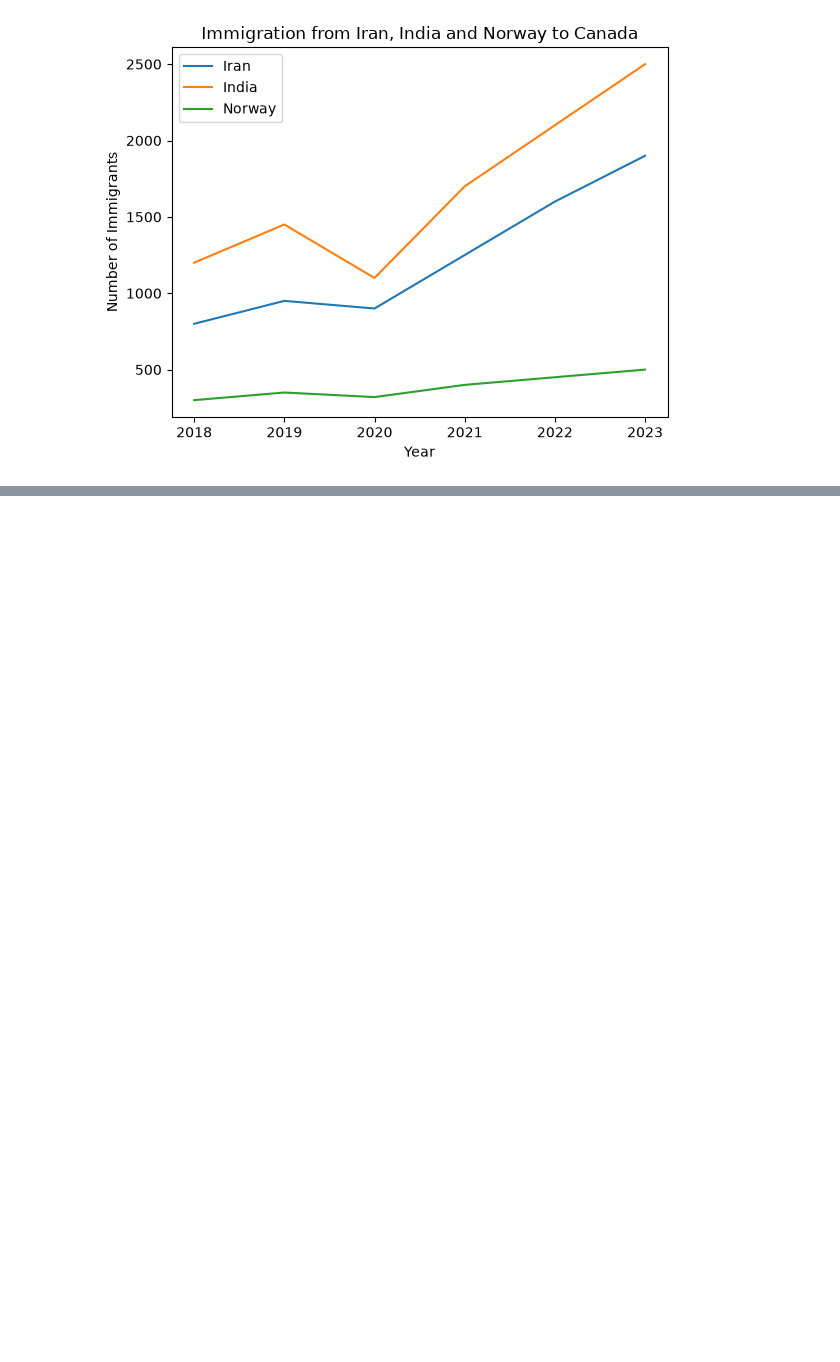
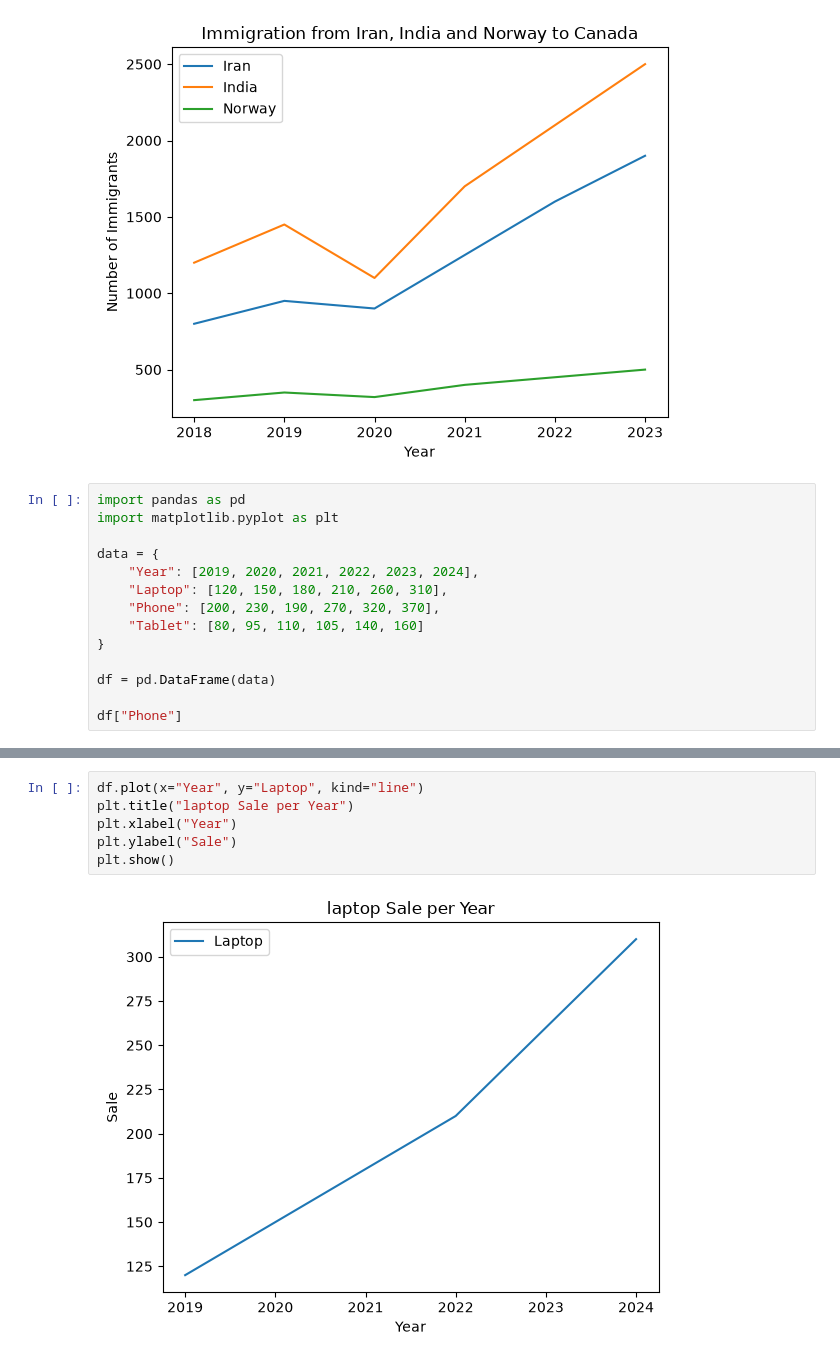
Before and after one commit to azamseyedi/data-visualization, a Jupyter notebook: pandas_practice.ipynb, the cells around one changed output, grey strips where cells are left out. Cells and saved outputs as stored; diff of their text form; blank space fills up the shorter version.

Commit message:
Add pandas filtering and visualization practice

```diff
--- a/pandas_practice.ipynb
+++ b/pandas_practice.ipynb
@@ -41,3 +41,17 @@ plt.ylabel("Number of Immigrants")
 plt.show()
 # %% [output]
 [figure]
+# %%
+import pandas as pd
+import matplotlib.pyplot as plt
+
+data = {
+    "Year": [2019, 2020, 2021, 2022, 2023, 2024],
+    "Laptop": [120, 150, 180, 210, 260, 310],
+    "Phone": [200, 230, 190, 270, 320, 370],
+    "Tablet": [80, 95, 110, 105, 140, 160]
+}
+
+df = pd.DataFrame(data)
+
+df["Phone"]
@@ -43,0 +91,8 @@ plt.show()
+# %%
+df.plot(x="Year", y="Laptop", kind="line")
+plt.title("laptop Sale per Year")
+plt.xlabel("Year")
+plt.ylabel("Sale")
+plt.show()
+# %% [output]
+[figure, added]
```
Also changed, not shown: parts of 8 cells of this notebook.
